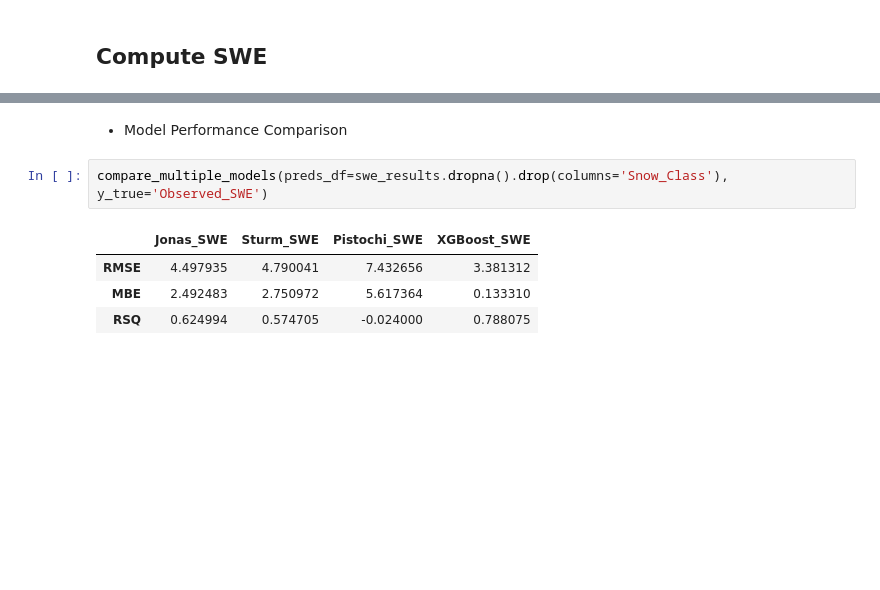
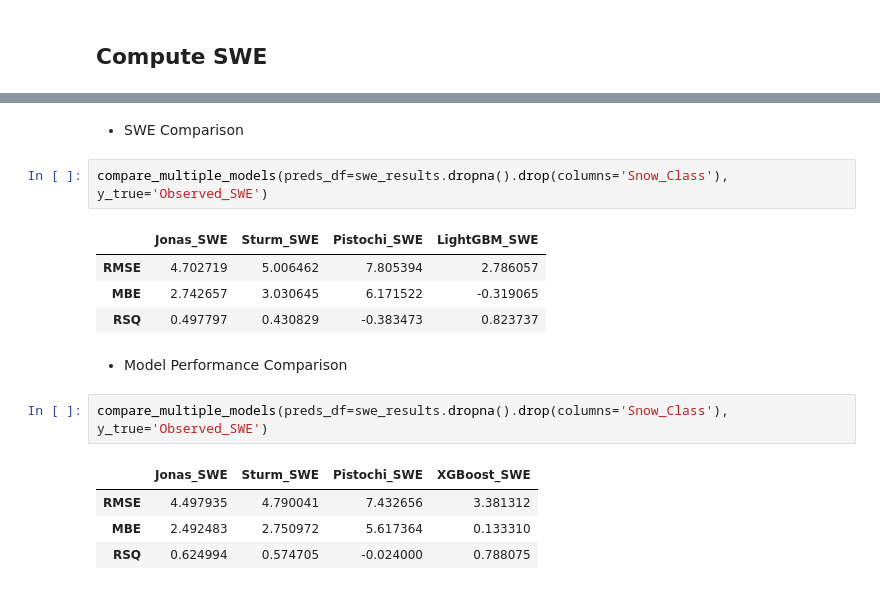
Before and after one commit to cryogars/density-models, a Jupyter notebook: notebooks/07_model_transferability_analysis.ipynb, the cells around one changed output, grey strips where cells are left out. Saved outputs shown, nothing was run; the diff lists cells and outputs as text; blank space fills up the shorter version.

```diff
--- a/notebooks/07_model_transferability_analysis.ipynb
+++ b/notebooks/07_model_transferability_analysis.ipynb
@@ -263,3 +272,12 @@ swe_results.head()
+# %% [markdown]
+* SWE Comparison
+# %%
+compare_multiple_models(preds_df=swe_results.dropna().drop(columns='Snow_Class'), y_true='Observed_SWE')
+# %% [output]
+|  | Jonas_SWE | Sturm_SWE | Pistochi_SWE | LightGBM_SWE |
+| RMSE | 4.702719 | 5.006462 | 7.805394 | 2.786057 |
+| MBE | 2.742657 | 3.030645 | 6.171522 | -0.319065 |
+| RSQ | 0.497797 | 0.430829 | -0.383473 | 0.823737 |
 # %% [markdown]
 * Model Performance Comparison
 # %%
```
Also changed, not shown: parts of 6 cells of this notebook.
